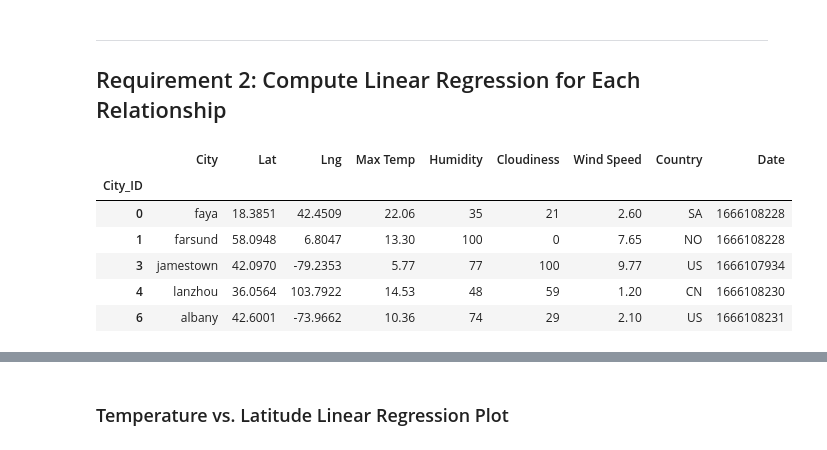
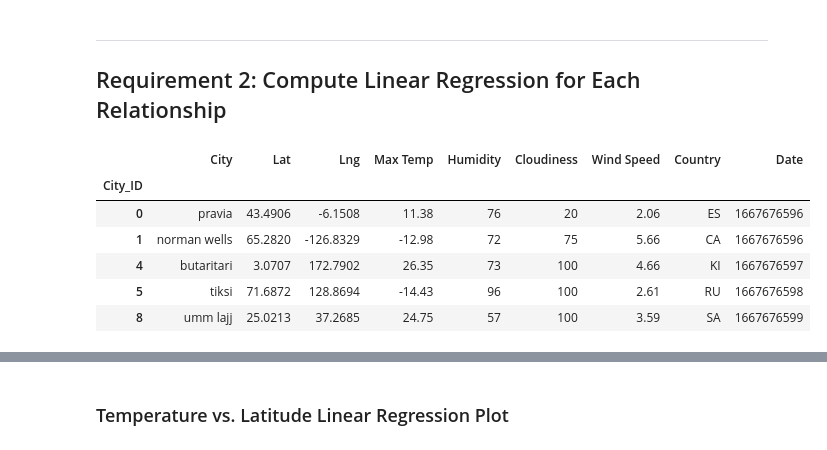
Before and after one commit to zwcrowley/Module_6_python_api_challenge, a Jupyter notebook: api_challenge/WeatherPy/WeatherPy_main.ipynb, the cells around one changed output, grey strips where cells are left out. Drawn from its saved outputs; the diff is of its cells as text; code cells hidden in the pictures.

```diff
--- a/api_challenge/WeatherPy/WeatherPy_main.ipynb
+++ b/api_challenge/WeatherPy/WeatherPy_main.ipynb
@@ -273,16 +302,15 @@ plt.show()
 # %%
 # Create a DataFrame with the Northern Hemisphere data (Latitude >= 0)
-# YOUR CODE HERE
-
+northern_hemi_df = city_data_df.loc[city_data_df["Lat"] >= 0]
 # Display sample data
 northern_hemi_df.head()
 # %% [output]
 |  | City | Lat | Lng | Max Temp | Humidity | Cloudiness | Wind Speed | Country | Date |
 | City_ID |  |  |  |  |  |  |  |  |  |
-| 0 | faya | 18.3851 | 42.4509 | 22.06 | 35 | 21 | 2.60 | SA | 1666108228 |
-| 1 | farsund | 58.0948 | 6.8047 | 13.30 | 100 | 0 | 7.65 | NO | 1666108228 |
-| 3 | jamestown | 42.0970 | -79.2353 | 5.77 | 77 | 100 | 9.77 | US | 1666107934 |
-| 4 | lanzhou | 36.0564 | 103.7922 | 14.53 | 48 | 59 | 1.20 | CN | 1666108230 |
-| 6 | albany | 42.6001 | -73.9662 | 10.36 | 74 | 29 | 2.10 | US | 1666108231 |
+| 0 | pravia | 43.4906 | -6.1508 | 11.38 | 76 | 20 | 2.06 | ES | 1667676596 |
+| 1 | norman wells | 65.2820 | -126.8329 | -12.98 | 72 | 75 | 5.66 | CA | 1667676596 |
+| 4 | butaritari | 3.0707 | 172.7902 | 26.35 | 73 | 100 | 4.66 | KI | 1667676597 |
+| 5 | tiksi | 71.6872 | 128.8694 | -14.43 | 96 | 100 | 2.61 | RU | 1667676598 |
+| 8 | umm lajj | 25.0213 | 37.2685 | 24.75 | 57 | 100 | 3.59 | SA | 1667676599 |
 # %%
 # Create a DataFrame with the Southern Hemisphere data (Latitude < 0)
```
Also changed, not shown: parts of 24 cells of this notebook, 4 other files.
